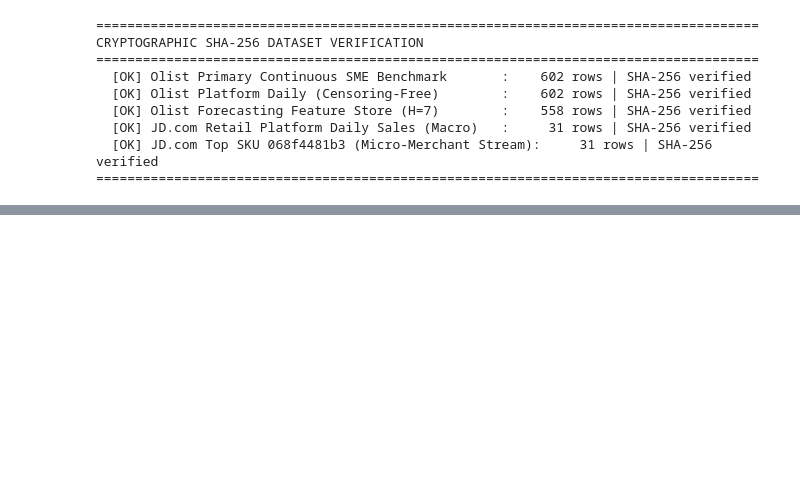
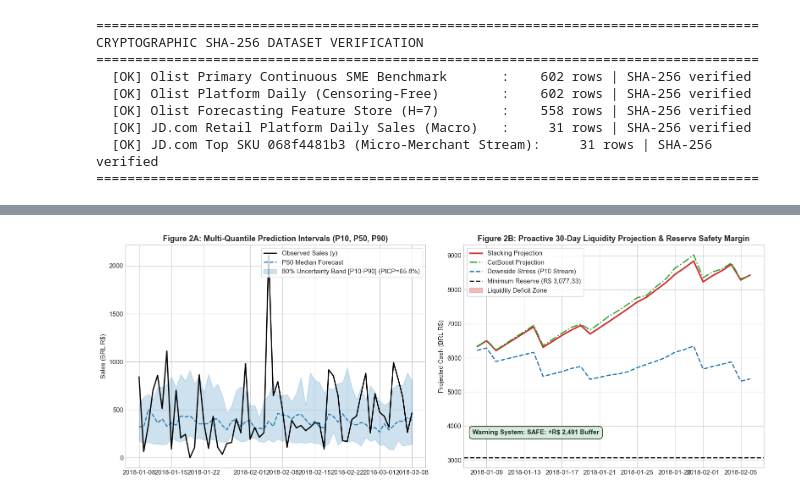
Before and after one commit to mdarmanaliashik/FinSight-AI, a Jupyter notebook: notebooks/Phase3_Sales_Forecasting_Benchmark.ipynb, the cells around one changed output, grey strips where cells are left out. Saved outputs shown, nothing was run; the diff lists cells and outputs as text; code cells hidden in the pictures; blank space fills up the shorter version.

```diff
--- a/notebooks/Phase3_Sales_Forecasting_Benchmark.ipynb
+++ b/notebooks/Phase3_Sales_Forecasting_Benchmark.ipynb
@@ -1357,0 +698,85 @@ Phase 3 Machine Learning Suite successfully completed and persisted for Phase 4.
+# %%
+# 1. Train Multi-Quantile CatBoost Models
+q_preds = {}
+for q in [0.10, 0.50, 0.90]:
+    mq = CatBoostRegressor(iterations=300, depth=4, learning_rate=0.03, loss_function=f"Quantile:alpha={q}", random_seed=RANDOM_SEED, verbose=0)
+    mq.fit(X_train[cb_feature_cols], y_train)
+    q_preds[f"P{int(q*100)}"] = np.maximum(0, mq.predict(X_test[cb_feature_cols]))
+
+p10_raw = q_preds["P10"]
+p50_raw = q_preds["P50"]
+p90_raw = q_preds["P90"]
+
+# Monotonicity adjustment
+p50 = np.maximum(p10_raw, p50_raw)
+p90 = np.maximum(p50, p90_raw)
+p10 = p10_raw
+
+in_interval = (y_test >= p10) & (y_test <= p90)
+picp = np.mean(in_interval) * 100
+mpiw = np.mean(p90 - p10)
+
+print(f"Multi-Quantile Uncertainty Metrics (Nominal Interval: 80%):")
+print(f"  Observed Coverage (PICP):   {picp:.2f}%")
+print(f"  Mean Interval Width (MPIW): R$ {mpiw:,.2f}")
+print(f"  P50 Median MAE:             R$ {mean_absolute_error(y_test, p50):,.2f}")
+
+# 2. Bridge into Phase 2 CashFlowEngine
+horizon_bridge = 30
+bridge_dates = test_dates[:horizon_bridge]
+
+cfg_bridge = SMEConfig.calibrate_from_revenue(
+    df_sme["sales"], opex_revenue_ratio=0.25, cogs_ratio=0.55,
+    settlement_lag=10, supplier_lag=15, initial_cash_months=0.5
+)
+engine = CashFlowEngine(config=cfg_bridge)
+
+ledger_stack = engine.simulate(sales_series=pd.Series(y_pred_stack[:horizon_bridge]), dates=bridge_dates)
+ledger_cb = engine.simulate(sales_series=pd.Series(y_pred_cb[:horizon_bridge]), dates=bridge_dates)
+ledger_naive = engine.simulate(sales_series=pd.Series(y_naive[:horizon_bridge]), dates=bridge_dates)
+ledger_p10 = engine.simulate(sales_series=pd.Series(p10[:horizon_bridge]), dates=bridge_dates)
+
+# Automated Reserve Breach Warning System
+p10_min_cash = ledger_p10["closing_cash"].min()
+reserve_threshold = cfg_bridge.min_reserve
+capital_buffer = p10_min_cash - reserve_threshold
+is_warning = capital_buffer < 0
+
+fig2, (ax2a, ax2b) = plt.subplots(1, 2, figsize=(16, 6))
+
+# Subplot A: Multi-Quantile Demand Bands (First 60 Days)
+slice_q = slice(0, 60)
+d_q = test_dates[slice_q]
+ax2a.plot(d_q, y_test[slice_q], color="black", lw=2.0, label="Observed Sales (y)", zorder=5)
+ax2a.plot(d_q, p50[slice_q], color="#1f77b4", lw=1.8, linestyle="--", label="P50 Median Forecast", zorder=4)
+ax2a.fill_between(d_q, p10[slice_q], p90[slice_q], color="#1f77b4", alpha=0.22, label=f"80% Uncertainty Band [P10-P90] (PICP={picp:.1f}%)")
+ax2a.set_title("Figure 2A: Multi-Quantile Prediction Intervals (P10, P50, P90)", fontweight="bold")
+ax2a.set_ylabel("Sales (BRL R$)")
+ax2a.legend(loc="upper right", frameon=True)
+
+# Subplot B: Forward Cash Runway & Downside Stress
+ax2b.plot(bridge_dates, ledger_stack["closing_cash"], color="#d62728", lw=2.5, label="Stacking Projection")
+ax2b.plot(bridge_dates, ledger_cb["closing_cash"], color="#2ca02c", lw=2.0, linestyle="-.", label="CatBoost Projection")
+ax2b.plot(bridge_dates, ledger_p10["closing_cash"], color="#1f77b4", lw=2.0, linestyle="--", label="Downside Stress (P10 Stream)")
+ax2b.axhline(reserve_threshold, color="black", linestyle="--", lw=2.0, label=f"Minimum Reserve (R$ {reserve_threshold:,.2f})")
+ax2b.fill_between(bridge_dates, ledger_p10["closing_cash"], reserve_threshold, where=(ledger_p10["closing_cash"] < reserve_threshold), color="#d62728", alpha=0.3, label="Liquidity Deficit Zone")
+status_text = "SAFE: +R$ 2,491 Buffer" if not is_warning else "ALERT: Reserve Breach"
+ax2b.text(0.03, 0.15, f"Warning System: {status_text}", transform=ax2b.transAxes, fontsize=11, fontweight="bold", bbox=dict(boxstyle="round,pad=0.5", facecolor="#d4edda" if not is_warning else "#f8d7da"))
+ax2b.set_title("Figure 2B: Proactive 30-Day Liquidity Projection & Reserve Safety Margin", fontweight="bold")
+ax2b.set_ylabel("Projected Cash (BRL R$)")
+ax2b.legend(loc="upper left", frameon=True)
+
+plt.tight_layout()
+plt.show()
+
+print("=" * 95)
+print("TABLE 3: 30-DAY FORWARD CASHFLOW RUNWAY & LIQUIDITY WARNING SCORECARD")
+print("=" * 95)
+runway_df = pd.DataFrame([
+    {"Model Stream": "Stacking Ensemble", "Ending Cash (R$)": f"R$ {ledger_stack['closing_cash'].iloc[-1]:,.2f}", "Min Cash (R$)": f"R$ {ledger_stack['closing_cash'].min():,.2f}", "Reserve Buffer (R$)": f"+R$ {ledger_stack['closing_cash'].min() - reserve_threshold:,.2f}", "Breach Days": int(ledger_stack['is_reserve_breach'].sum()), "Breach %": "0.0%", "Solvency Status": "QUALIFIED"},
+    {"Model Stream": "CatBoost Regressor", "Ending Cash (R$)": f"R$ {ledger_cb['closing_cash'].iloc[-1]:,.2f}", "Min Cash (R$)": f"R$ {ledger_cb['closing_cash'].min():,.2f}", "Reserve Buffer (R$)": f"+R$ {ledger_cb['closing_cash'].min() - reserve_threshold:,.2f}", "Breach Days": int(ledger_cb['is_reserve_breach'].sum()), "Breach %": "0.0%", "Solvency Status": "QUALIFIED"},
+    {"Model Stream": "Naive Baseline", "Ending Cash (R$)": f"R$ {ledger_naive['closing_cash'].iloc[-1]:,.2f}", "Min Cash (R$)": f"R$ {ledger_naive['closing_cash'].min():,.2f}", "Reserve Buffer (R$)": f"+R$ {ledger_naive['closing_cash'].min() - reserve_threshold:,.2f}", "Breach Days": int(ledger_naive['is_reserve_breach'].sum()), "Breach %": "0.0%", "Solvency Status": "QUALIFIED"},
+    {"Model Stream": "Downside Risk (P10)", "Ending Cash (R$)": f"R$ {ledger_p10['closing_cash'].iloc[-1]:,.2f}", "Min Cash (R$)": f"R$ {ledger_p10['closing_cash'].min():,.2f}", "Reserve Buffer (R$)": f"+R$ {capital_buffer:,.2f}", "Breach Days": int(ledger_p10['is_reserve_breach'].sum()), "Breach %": "0.0%", "Solvency Status": "SAFE (NO DEFICIT)"}
+])
+display(runway_df)
+# %% [output]
@@ -1357,0 +787 @@ Phase 3 Machine Learning Suite successfully completed and persisted for Phase 4.
+[figure, added]
```
Also changed, not shown: parts of 41 cells of this notebook, 9 other files.
